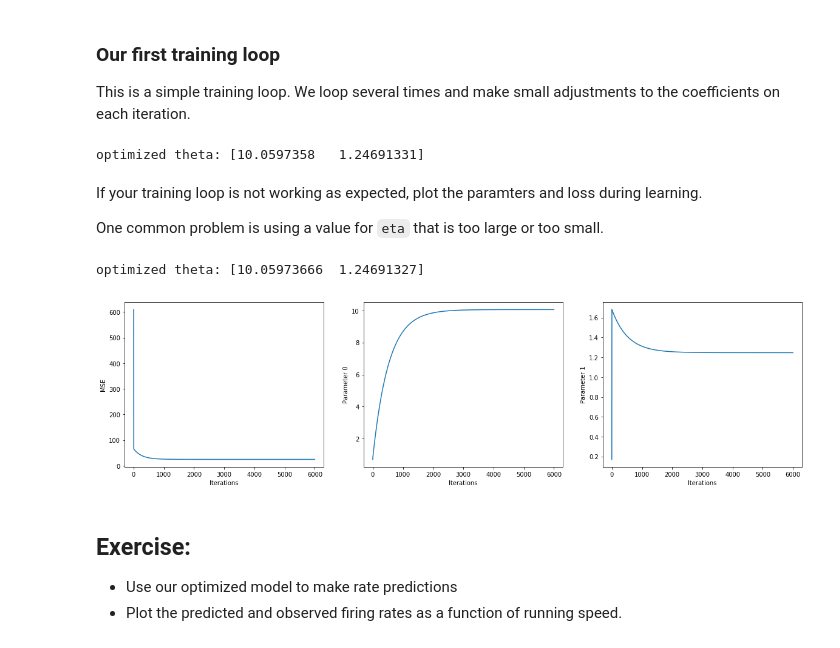
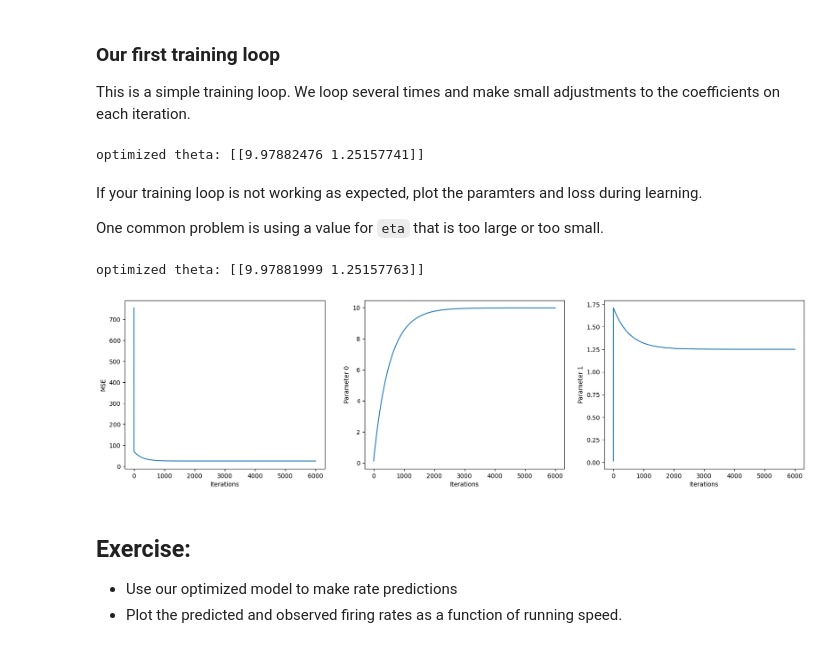
Before and after one commit to kevin-allen/dataScienceNeuro, a Jupyter notebook: notebooks/lecture_04.ipynb, the cells around one changed output. Saved outputs shown, nothing was run; the diff lists cells and outputs as text; code cells hidden in the pictures.

```diff
--- a/notebooks/lecture_04.ipynb
+++ b/notebooks/lecture_04.ipynb
@@ -405,6 +452,9 @@ When we train our model, we will modify the values in $\theta$ in order to impro
 We can now put our 30000 data points in the 2D array $x$. The first column is always 1s.
 # %%
-X = np.c_[np.ones((speed.shape[0],1)),speed] # make a 2 column array with ones in the first column and speed in the second
+X = np.ones((2,speed.shape[0]))  # make a 2 rows array with ones in the first row and speed in the second row
+X[1,:] = speed
+
+
 print(X)
-print(X.shape)
+print("X.shape:",X.shape)
 # %% [output]
@@ -479,0 +527,4 @@ We can have a look at the cost function as a function of different values of the
+# %%
+print(rate.shape)
+rateM = np.expand_dims(rate,0)
+print(rateM.shape)
@@ -500,5 +562,0 @@ $\nabla_{\theta}MSE(\theta) = \frac{2}{m} X^{T}(X\theta - y)$
-# %%
-theta = np.array([1,-2.25])
-m=rate.shape[0]
-gradients = 2/m*(X.T @ (X@theta - rate))
-print(gradients)
@@ -515,7 +579,7 @@ For more complex models, you can use [pytorch](https://pytorch.org/) to calculat
 
 This is a simple training loop. We loop several times and make small adjustments to the coefficients on each iteration.
 # %%
-eta = 0.002 # learning rate
+lr = 0.002 # learning rate
 n_iterations = 6000
 m = rate.shape[0] # number of data points
 
@@ -525,57 +589,57 @@ theta = np.random.rand(2) # set random parameters as a starting point
 for iteration in range(n_iterations):
 
     # calculate the gradients with the current parameters
-    gradients = 2/m*(X.T @ (X@theta - rate))
+    gradients = 2/m *(theta@X - rateM) @ X.T
 
     # adjust the parameter so that we reduce the MSE
-    theta = theta - eta * gradients
+    theta = theta - lr * gradients
 print("optimized theta:",theta)
 # %% [output]
-optimized theta: [10.0597358   1.24691331]
+optimized theta: [[9.97882476 1.25157741]]
 # %% [markdown]
 If your training loop is not working as expected, plot the paramters and loss during learning.
 
 One common problem is using a value for `eta` that is too large or too small.
 # %%
-eta = 0.002
+lr = 0.002
 n_iterations = 6000
 m = rate.shape[0]
 theta = np.random.rand(2)
 
 # arrays to store the results at each iteration
 mse = np.empty(n_iterations)
 tLearning = np.empty((n_iterations,2))
 
 
 for iteration in range(n_iterations):
-    gradients = 2/m*(X.T @ (X@theta - rate))
+    gradients = 2/m *(theta@X - rateM) @ X.T
 
     # save results for the figure
-    mse[iteration] = np.mean((rate-X@theta)**2)
+    mse[iteration] = np.mean((rate-theta@X)**2)
     tLearning[iteration,:] = theta
 
     # change the parameters
-    theta = theta - eta * gradients
+    theta = theta - lr * gradients
 
 print("optimized theta:",theta)
 
 fig, ax = plt.subplots(1,3,figsize=(20,5))
 ax[0].plot(mse)
 ax[0].set_ylabel("MSE")
 ax[0].set_xlabel("Iterations")
 
 ax[1].plot(tLearning[:,0])
 ax[1].set_ylabel("Parameter 0")
 ax[1].set_xlabel("Iterations")
 
 ax[2].plot(tLearning[:,1])
 ax[2].set_ylabel("Parameter 1")
 ax[2].set_xlabel("Iterations")
 
 plt.show()
 # %% [output]
-optimized theta: [10.05973666  1.24691327]
+optimized theta: [[9.97881999 1.25157763]]
-[figure, old version]
+[figure, new version]
 # %% [markdown]
 ## Exercise:
 
```
Also changed, not shown: parts of 70 cells of this notebook, 1 other file.
